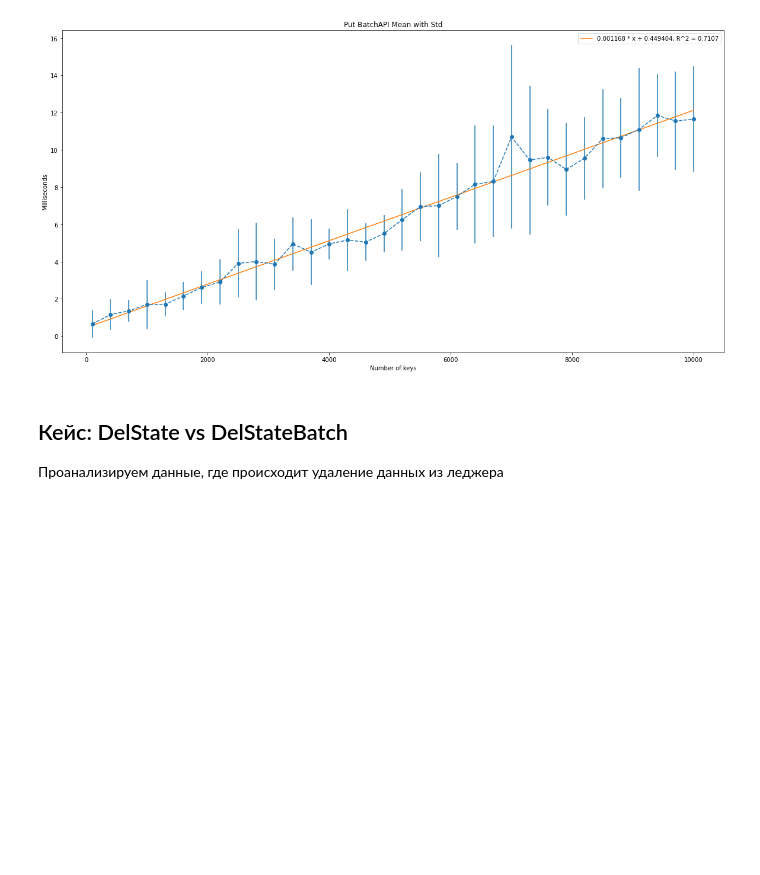
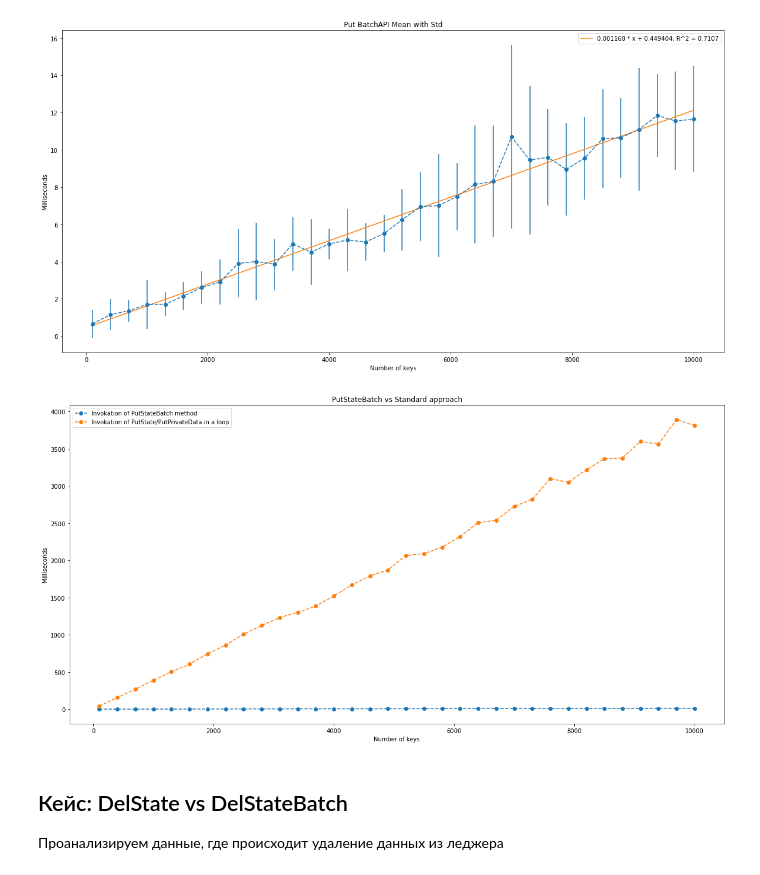
Before and after one commit to niskhakov/fabric-samples, a Jupyter notebook: batchapi/Plots.ipynb, the cells around one changed output. Cells and saved outputs as stored; diff of their text form; code cells hidden in the pictures; blank space fills up the shorter version.

Commit message:
data added

```diff
--- a/batchapi/Plots.ipynb
+++ b/batchapi/Plots.ipynb
@@ -136,6 +136,25 @@ plot_error_bars(putTestDfNoBatch.groupby('entries'), "Put Without BatchAPI Mean
 plot_error_bars(putTestDfBatch.groupby('entries'), "Put BatchAPI Mean with Std", coef, interc, r2)
 # %% [output]
 [figure]
+# %%
+# Function to plot data with two lines
+def compare_plot(dfgroup1, label1, dfgroup2, label2, title):
+    mean1 = np.array(dfgroup1.mean()['millis'])
+    std1 = np.array(dfgroup2.std()['millis'])
+    mean2 = np.array(dfgroup2.mean()['millis'])
+    std2 = np.array(dfgroup1.std()['millis'])
+    entries = [name for name, _ in dfgroup1]
+    plt.title(title)
+    plt.xlabel("Number of keys")
+    plt.ylabel("Milliseconds")
+    plt.plot(entries, mean1, '--o', label=label1)
+    plt.plot(entries, mean2, "--o", label=label2)
+    plt.legend()
+    plt.show()
+# %%
+compare_plot(putTestDfBatch.groupby('entries'), 'Invokation of PutStateBatch method', putTestDfNoBatch.groupby('entries'), 'Invokation of PutState/PutPrivateData in a loop', "PutStateBatch vs Standard approach")
+# %% [output]
+[figure, added]
 # %% [markdown]
 ## Кейс: DelState vs DelStateBatch
 Проанализируем данные, где происходит удаление данных из леджера
```
Also changed, not shown: parts of 7 cells of this notebook, 4 other files.
